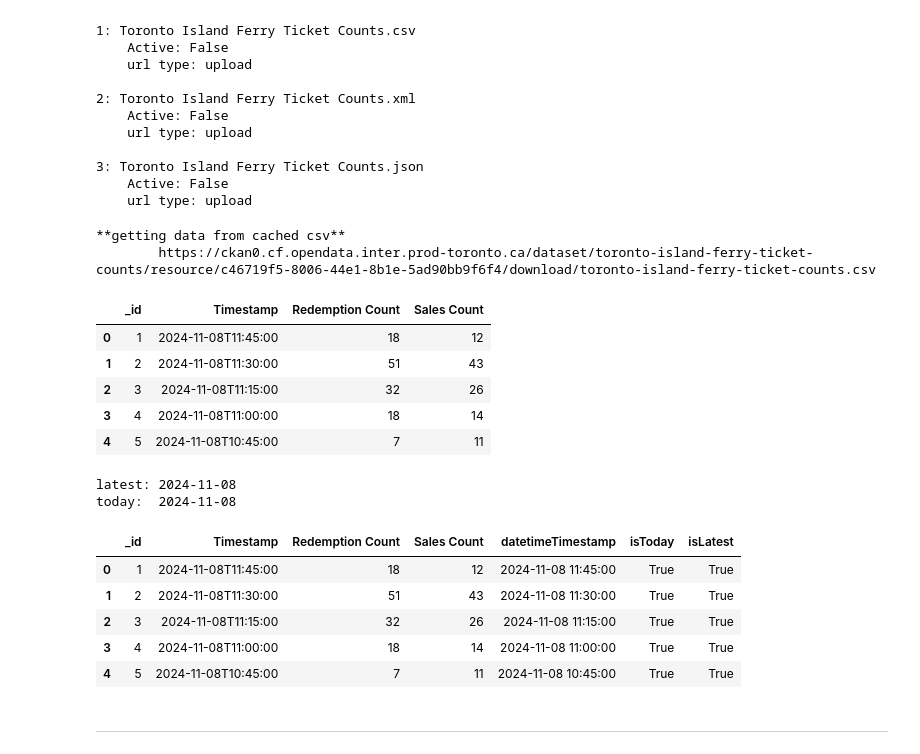
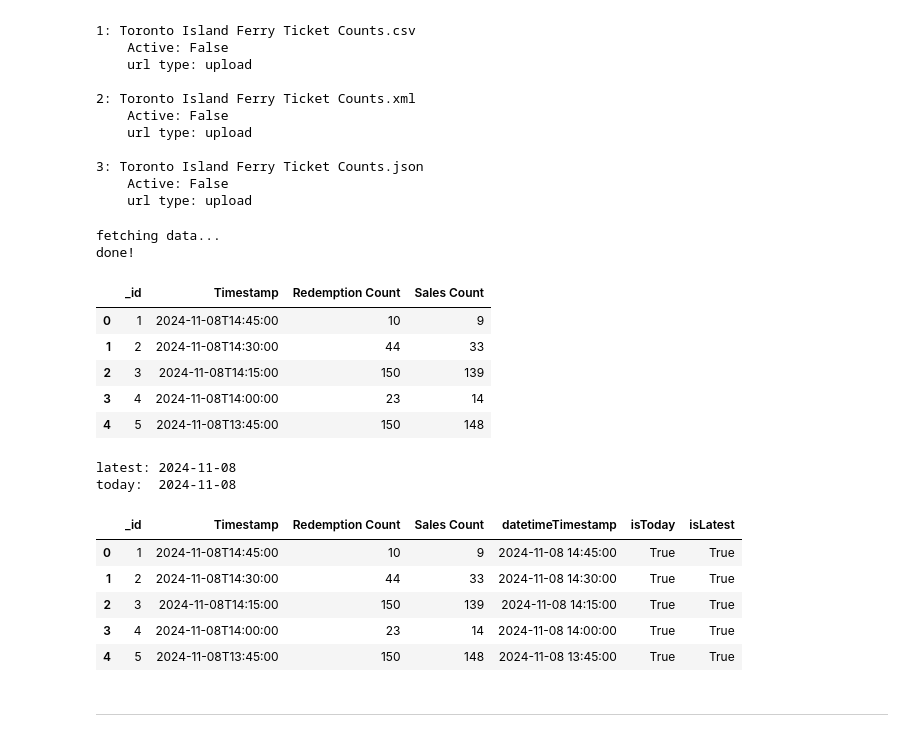
Before and after one commit to tsbarr/toronto-open-data, a Jupyter notebook: ferry_tickets/notebooks/01_data_collection.ipynb, the cells around one changed output. Saved outputs shown, nothing was run; the diff lists cells and outputs as text; code cells hidden in the pictures.

Commit message:
use datastore instead of cached csv to update data

```diff
--- a/ferry_tickets/notebooks/01_data_collection.ipynb
+++ b/ferry_tickets/notebooks/01_data_collection.ipynb
@@ -40,24 +40,22 @@ Number of resources: 4
     url type: upload
 # %%
 # Get resource data:
-for idx, resource in enumerate(package["resources"]):
-
-    # from cached csv:
-    if not resource["datastore_active"] and resource['format']=='CSV':
-        print(f'**getting data from cached csv**')
-        print(f'\t{resource["url"]}')
+for resource in package["resources"]:
+    # from datastore:
+    if resource["datastore_active"]:
+        print('fetching data...')
         df = pd.read_csv(resource["url"])
-
+        print('done!\n')
 df.head()
 # %% [output]
-**getting data from cached csv**
-        https://ckan0.cf.opendata.inter.prod-toronto.ca/dataset/toronto-island-ferry-ticket-counts/resource/c46719f5-8006-44e1-8b1e-5ad90bb9f6f4/download/toronto-island-ferry-ticket-counts.csv
+fetching data...
+done!
 |  | _id | Timestamp | Redemption Count | Sales Count |
-| 0 | 1 | 2024-11-08T11:45:00 | 18 | 12 |
-| 1 | 2 | 2024-11-08T11:30:00 | 51 | 43 |
-| 2 | 3 | 2024-11-08T11:15:00 | 32 | 26 |
-| 3 | 4 | 2024-11-08T11:00:00 | 18 | 14 |
-| 4 | 5 | 2024-11-08T10:45:00 | 7 | 11 |
+| 0 | 1 | 2024-11-08T14:45:00 | 10 | 9 |
+| 1 | 2 | 2024-11-08T14:30:00 | 44 | 33 |
+| 2 | 3 | 2024-11-08T14:15:00 | 150 | 139 |
+| 3 | 4 | 2024-11-08T14:00:00 | 23 | 14 |
+| 4 | 5 | 2024-11-08T13:45:00 | 150 | 148 |
 # %%
 # Parse Timestamp as datetime obj
 df['datetimeTimestamp'] = pd.to_datetime(
@@ -82,11 +80,11 @@ today:  2024-11-08
 df.head()
 # %% [output]
 |  | _id | Timestamp | Redemption Count | Sales Count | datetimeTimestamp | isToday | isLatest |
-| 0 | 1 | 2024-11-08T11:45:00 | 18 | 12 | 2024-11-08 11:45:00 | True | True |
-| 1 | 2 | 2024-11-08T11:30:00 | 51 | 43 | 2024-11-08 11:30:00 | True | True |
-| 2 | 3 | 2024-11-08T11:15:00 | 32 | 26 | 2024-11-08 11:15:00 | True | True |
-| 3 | 4 | 2024-11-08T11:00:00 | 18 | 14 | 2024-11-08 11:00:00 | True | True |
-| 4 | 5 | 2024-11-08T10:45:00 | 7 | 11 | 2024-11-08 10:45:00 | True | True |
+| 0 | 1 | 2024-11-08T14:45:00 | 10 | 9 | 2024-11-08 14:45:00 | True | True |
+| 1 | 2 | 2024-11-08T14:30:00 | 44 | 33 | 2024-11-08 14:30:00 | True | True |
+| 2 | 3 | 2024-11-08T14:15:00 | 150 | 139 | 2024-11-08 14:15:00 | True | True |
+| 3 | 4 | 2024-11-08T14:00:00 | 23 | 14 | 2024-11-08 14:00:00 | True | True |
+| 4 | 5 | 2024-11-08T13:45:00 | 150 | 148 | 2024-11-08 13:45:00 | True | True |
 # %%
 # Update saved csv
 df.to_csv(
```
